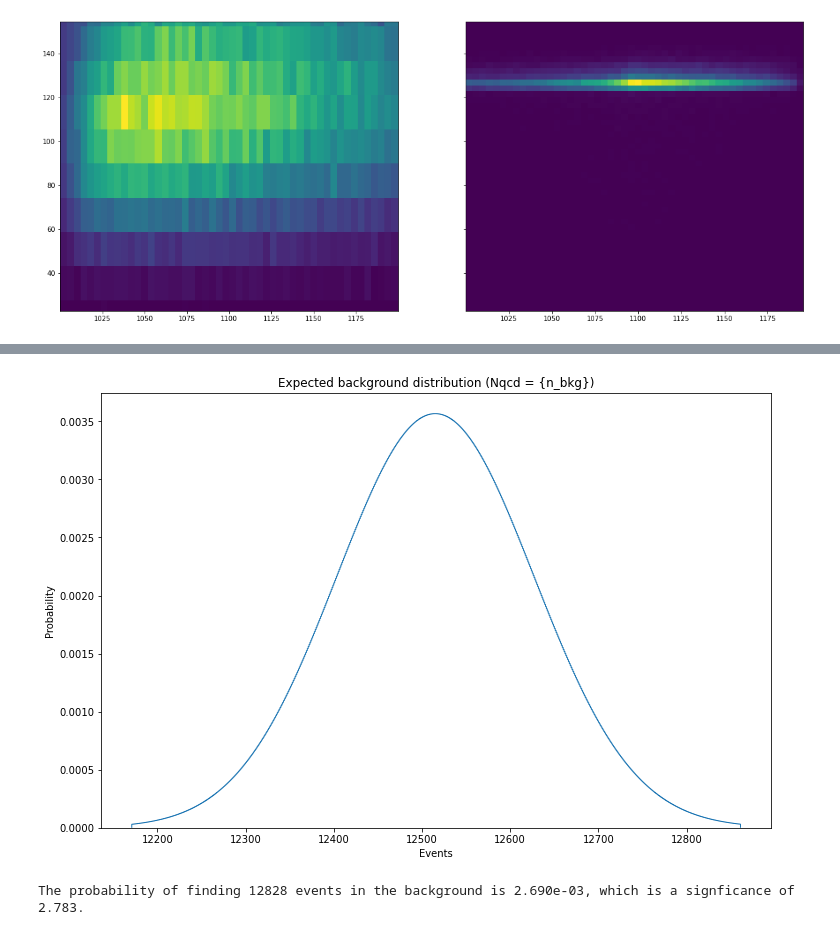
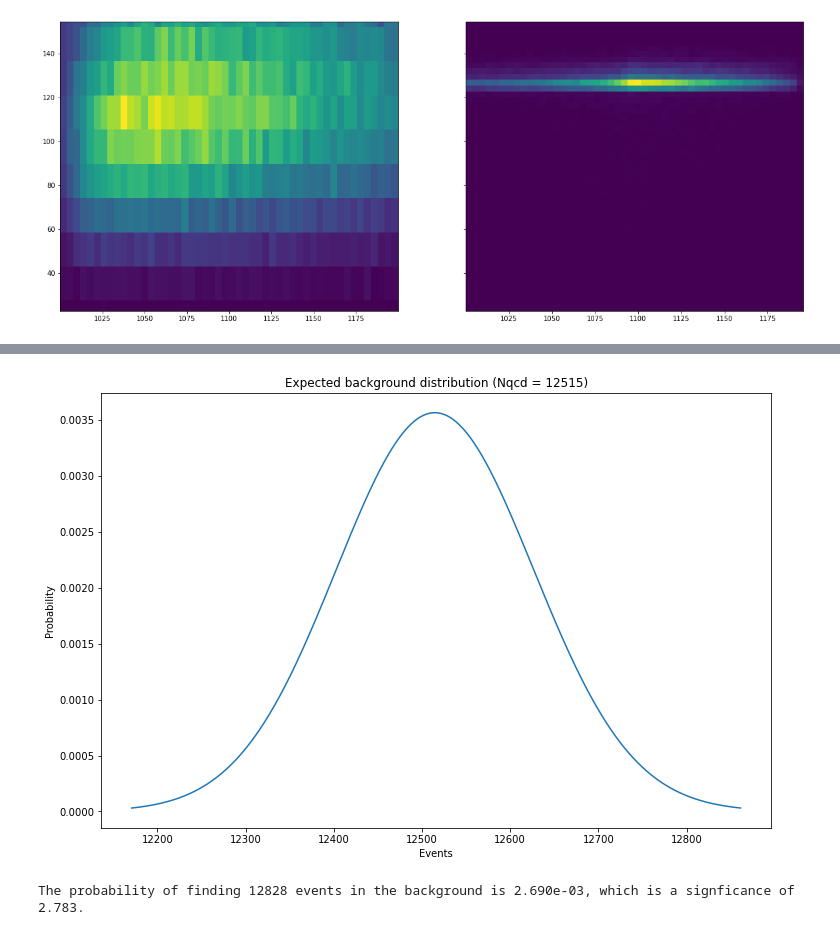
Before and after one commit to pgwart/PHYS434, a Jupyter notebook: lab5.ipynb, the cells around one changed output, grey strips where cells are left out. Saved outputs shown, nothing was run; the diff lists cells and outputs as text; code cells hidden in the pictures.

```diff
--- a/lab5.ipynb
+++ b/lab5.ipynb
@@ -71,15 +91,15 @@ n_signal = 50/2000 * n_bkg
 # %%
 mu = n_bkg
 x = np.arange(poisson.ppf(0.001, mu),
               poisson.ppf(0.999, mu))
 fig,ax=plt.subplots(figsize=(12,8))
-plt.stairs(poisson.pmf(x, mu)[:-1],x)
-plt.title('Expected background distribution (Nqcd = {n_bkg})')
+plt.plot(x,poisson.pmf(x, mu))
+plt.title(f'Expected background distribution (Nqcd = {n_bkg})')
 plt.xlabel('Events')
 plt.ylabel('Probability')
 plt.show()
 # %% [output]
-[figure, old version]
+[figure, new version]
 # %%
 p = poisson.sf(n_bkg+n_signal,mu)
 sig = abs(norm.ppf(p))
```
Also changed, not shown: parts of 8 cells of this notebook.
